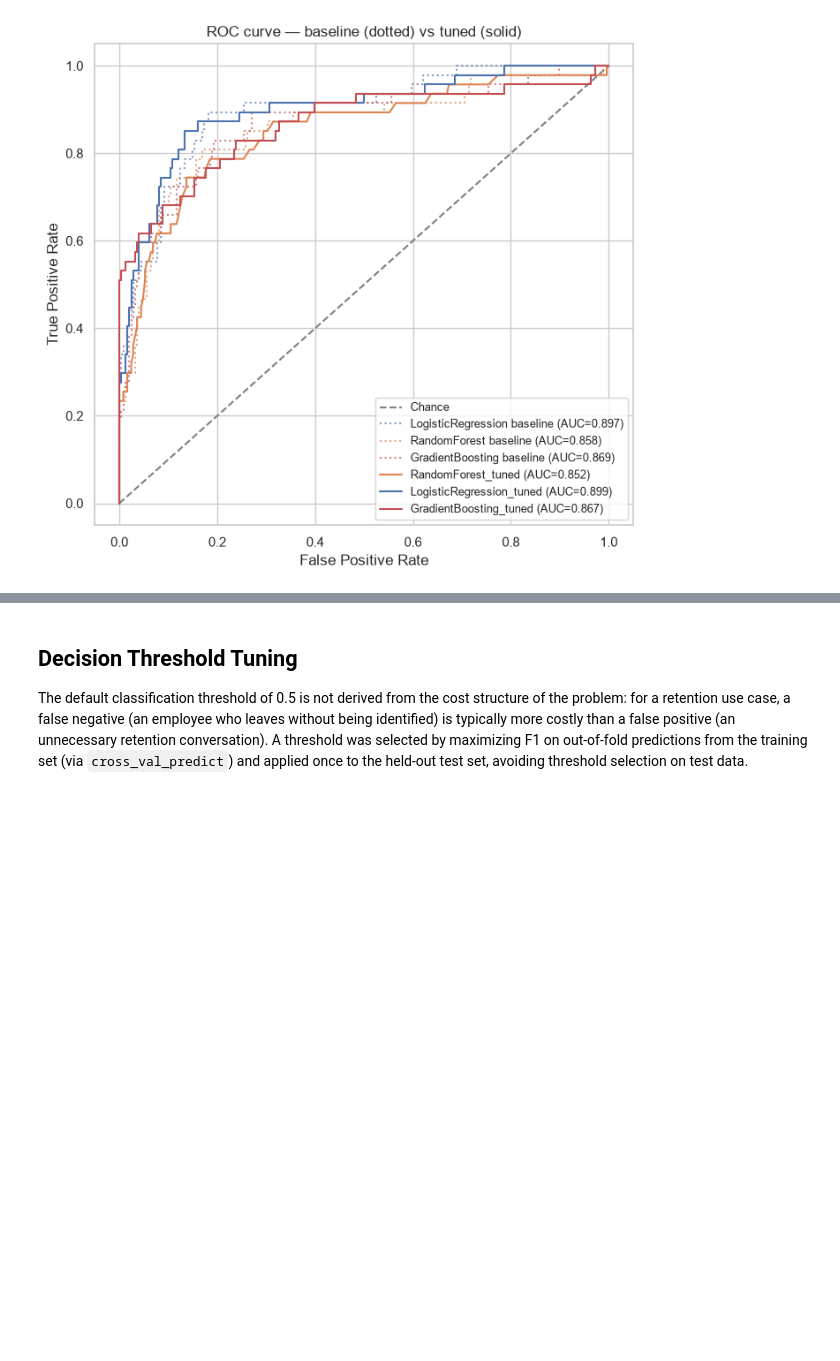
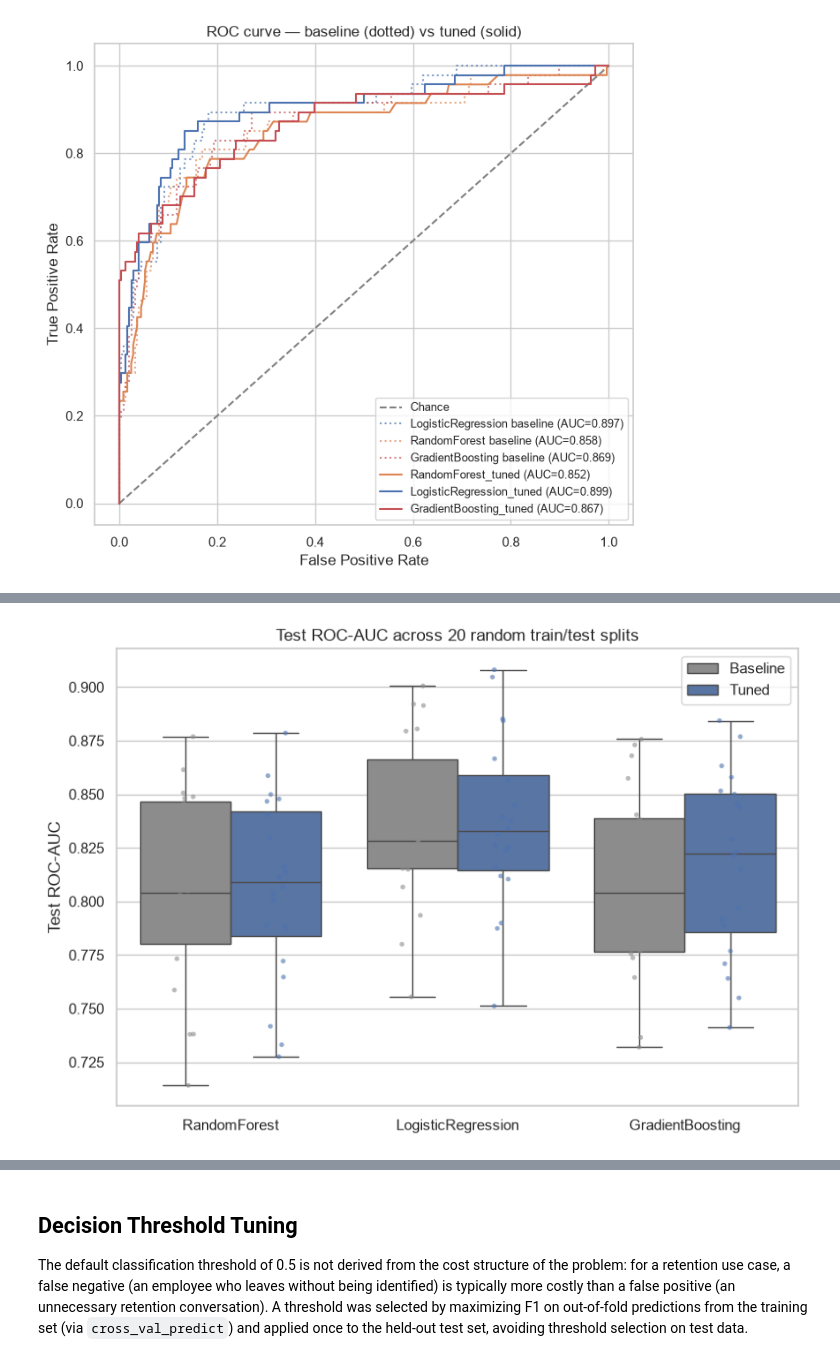
Before and after one commit to svtvrt/ML-Mood-Predictor-from-Fitness-Behavior, a Jupyter notebook: Machine_Learning_Project.ipynb, the cells around one changed output, grey strips where cells are left out. Saved outputs shown, nothing was run; the diff lists cells and outputs as text; code cells hidden in the pictures; blank space fills up the shorter version.

```diff
--- a/Machine_Learning_Project.ipynb
+++ b/Machine_Learning_Project.ipynb
@@ -526,7 +544,11 @@ is_new_hire = (df_clean["YearsAtCompany"] <= 1).astype(int)
 promotion_stagnation_ratio = df_clean["YearsSinceLastPromotion"] / df_clean["YearsAtCompany"].replace(0, np.nan)
 promotion_stagnation_ratio = promotion_stagnation_ratio.fillna(0)
 
-income_relative_to_joblevel = df_clean["MonthlyIncome"] / df_clean.groupby("JobLevel")["MonthlyIncome"].transform("median")
+# Group medians for this candidate are computed from the training rows only -- using
+# test-set incomes here would leak test data into a feature-selection decision, even
+# though the feature itself ends up excluded below.
+train_job_level_median = df_clean.loc[train_idx].groupby("JobLevel")["MonthlyIncome"].median()
+income_relative_to_joblevel = df_clean["MonthlyIncome"] / df_clean["JobLevel"].map(train_job_level_median)
 
 candidates = {
     "job_hopping_ratio": job_hopping_ratio,
@@ -537,8 +559,13 @@ candidates = {
     "income_relative_to_joblevel": income_relative_to_joblevel,
 }
 
-print(f"{'Feature':30s} {'mean(Yes)':>10s} {'mean(No)':>10s} {'p-value':>12s}")
+# Significance is assessed on the training rows only (train_idx) -- the test set must
+# not influence which features are selected for the model.
+y_flag_train = y_flag.loc[train_idx]
+
+print(f"{'Feature':30s} {'mean(Yes)':>10s} {'mean(No)':>10s} {'p-value':>12s}  (train rows only, n={len(train_idx)})")
 for name, series in candidates.items():
-    t_stat, p_value = stats.ttest_ind(series[y_flag == 1], series[y_flag == 0], equal_var=False)
-    print(f"{name:30s} {series[y_flag==1].mean():10.3f} {series[y_flag==0].mean():10.3f} {p_value:12.2e}")
+    series_train = series.loc[train_idx]
+    t_stat, p_value = stats.ttest_ind(series_train[y_flag_train == 1], series_train[y_flag_train == 0], equal_var=False)
+    print(f"{name:30s} {series_train[y_flag_train==1].mean():10.3f} {series_train[y_flag_train==0].mean():10.3f} {p_value:12.2e}")
 # %% [output]
@@ -582,5 +615,4 @@ A leakage-safe procedure was applied: the train/test split precedes all fitting
 # %%
-from sklearn.model_selection import train_test_split
 from sklearn.compose import ColumnTransformer
 from sklearn.pipeline import Pipeline
 from sklearn.impute import SimpleImputer
@@ -593,9 +625,11 @@ y = df_clean["Attrition"].map({"No": 0, "Yes": 1})
 eda_only_cols = ["tenure_bucket", "promo_bucket"]
 X = df_clean.drop(columns=["Attrition"] + [c for c in eda_only_cols if c in df_clean.columns])
 
-X_train, X_test, y_train, y_test = train_test_split(
-    X, y, test_size=0.2, random_state=42, stratify=y
-)
+# Reuse the exact train/test partition established before feature selection above,
+# rather than re-splitting -- keeps a single source of truth for which rows are
+# "test" throughout the notebook.
+X_train, X_test = X.loc[train_idx], X.loc[test_idx]
+y_train, y_test = y.loc[train_idx], y.loc[test_idx]
 
 print(f"X_train: {X_train.shape}   X_test: {X_test.shape}")
 print(f"Train Attrition rate: {y_train.mean():.3f}   Test Attrition rate: {y_test.mean():.3f}")
@@ -899,0 +1018,21 @@ plt.show()
+# %%
+fig, ax = plt.subplots(figsize=(8, 5.5))
+plot_df = repeated_df.melt(id_vars=["Model", "Split_seed"], value_vars=["Baseline_AUC", "Tuned_AUC"],
+                            var_name="Variant", value_name="Test_AUC")
+plot_df["Variant"] = plot_df["Variant"].str.replace("_AUC", "", regex=False)
+
+sns.boxplot(data=plot_df, x="Model", y="Test_AUC", hue="Variant",
+            palette={"Baseline": "#8C8C8C", "Tuned": "#4C72B0"}, ax=ax)
+sns.stripplot(data=plot_df, x="Model", y="Test_AUC", hue="Variant", dodge=True,
+              palette={"Baseline": "#8C8C8C", "Tuned": "#4C72B0"}, alpha=0.6, size=3.5,
+              legend=False, ax=ax)
+
+ax.set_title(f"Test ROC-AUC across {N_REPEATS} random train/test splits")
+ax.set_ylabel("Test ROC-AUC")
+ax.set_xlabel("")
+handles, labels = ax.get_legend_handles_labels()
+ax.legend(handles[:2], labels[:2], title="")
+plt.tight_layout()
+plt.show()
+# %% [output]
+[figure, added]
```
Also changed, not shown: parts of 22 cells of this notebook, 2 other files.
